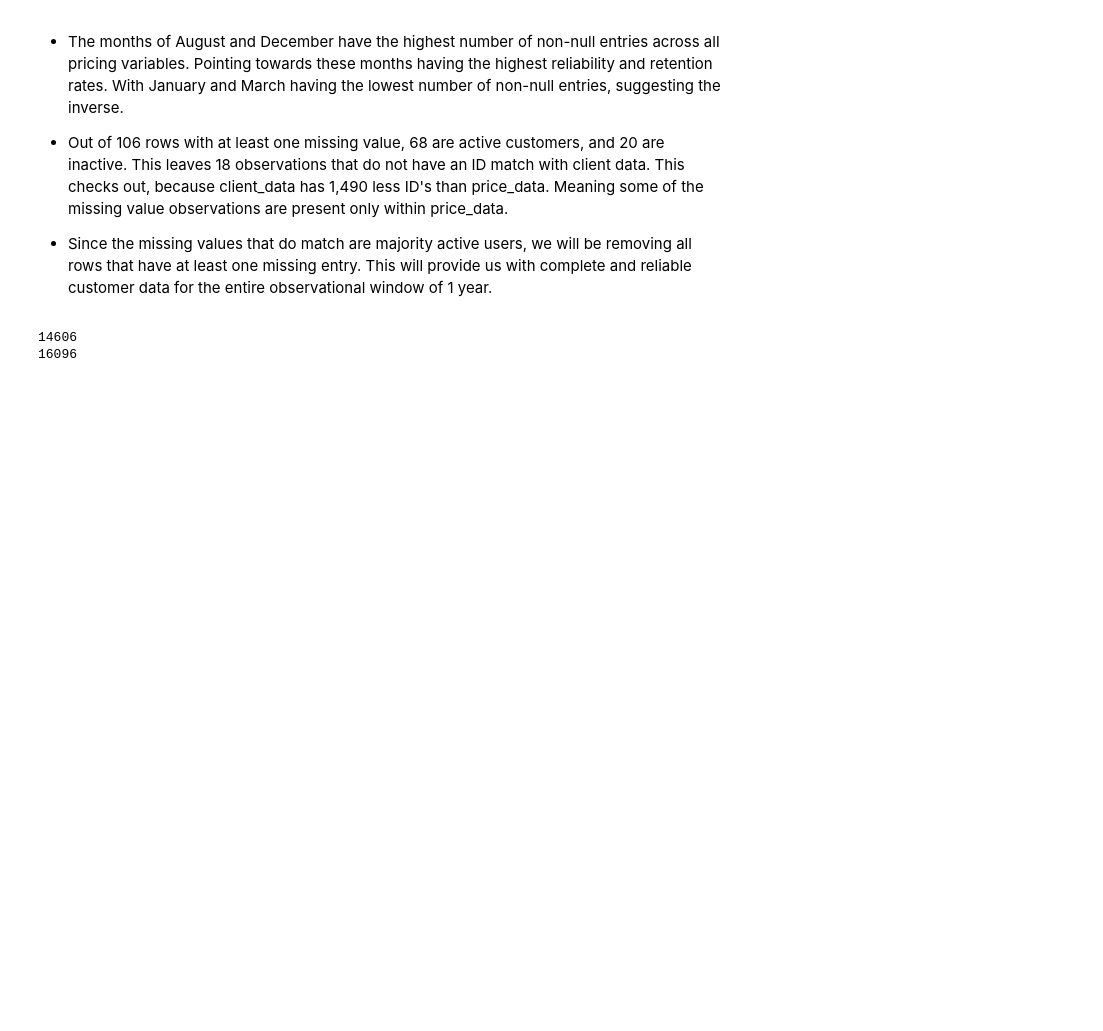
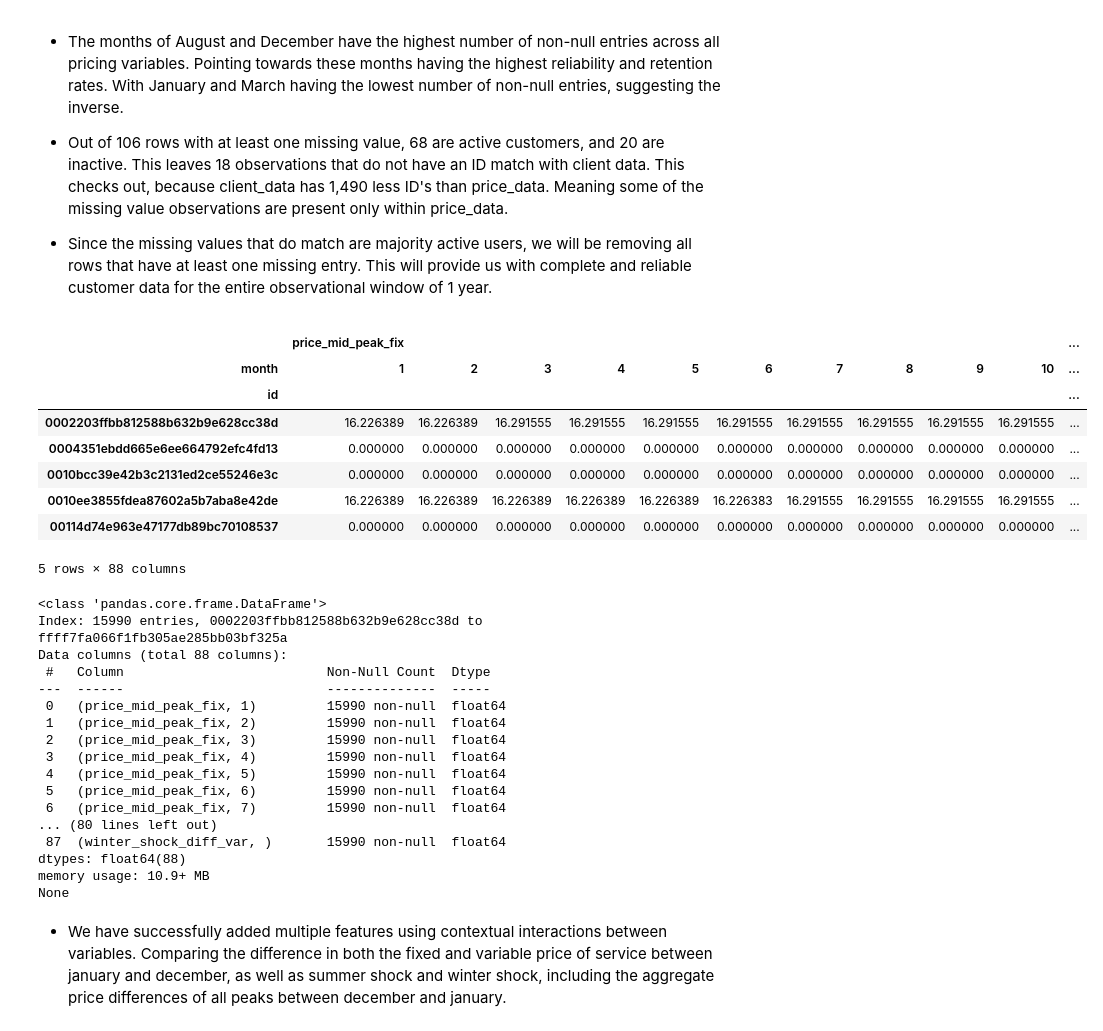
Before and after one commit to avonmims/Forage, a Jupyter notebook: BCG_X/Task_2_Feature_Engineering/feature_attempt.ipynb, the cells around one changed output. Drawn from its saved outputs; the diff is of its cells as text; code cells hidden in the pictures; blank space fills up the shorter version.

```diff
--- a/BCG_X/Task_2_Feature_Engineering/feature_attempt.ipynb
+++ b/BCG_X/Task_2_Feature_Engineering/feature_attempt.ipynb
@@ -123,9 +123,69 @@ NUM ROWS WITH AT LEAST ONE MISSING VALUE: 0
 - Out of 106 rows with at least one missing value, 68 are active customers, and 20 are inactive. This leaves 18 observations that do not have an ID match with client data. This checks out, because client_data has 1,490 less ID's than price_data. Meaning some of the missing value observations are present only within price_data.
 
 - Since the missing values that do match are majority active users, we will be removing all rows that have at least one missing entry. This will provide us with complete and reliable customer data for the entire observational window of 1 year.
-# %%
-print(client_df['id'].nunique())
-print(price_df['id'].nunique())
-# %% [output]
-14606
-16096
+# %%
+# year over year january to december off-peak price differences
+monthly_data['dec_jan_off_peak_diff_fix'] = monthly_data['price_off_peak_fix'][12] - monthly_data['price_off_peak_fix'][1]
+monthly_data['dec_jan_off_peak_diff_var'] = monthly_data['price_off_peak_var'][12] - monthly_data['price_off_peak_var'][1]
+
+# year over year january to december mid-peak price differences
+monthly_data['dec_jan_mid_peak_diff_fix'] = monthly_data['price_mid_peak_fix'][12] - monthly_data['price_mid_peak_fix'][1]
+monthly_data['dec_jan_mid_peak_diff_var'] = monthly_data['price_mid_peak_var'][12] - monthly_data['price_mid_peak_var'][1]
+
+# year over year january to december peak price differences
+monthly_data['dec_jan_peak_diff_fix'] = monthly_data['price_peak_fix'][12] - monthly_data['price_peak_fix'][1]
+monthly_data['dec_jan_peak_diff_var'] = monthly_data['price_peak_var'][12] - monthly_data['price_peak_var'][1]
+
+# dec peak price differences
+monthly_data['peak_off_peak_dec_diff_fix'] = monthly_data['price_peak_fix'][12] - monthly_data['price_off_peak_fix'][12]
+monthly_data['peak_off_peak_dec_diff_var'] = monthly_data['price_peak_var'][12] - monthly_data['price_off_peak_var'][12]
+
+# jan peak price differences
+monthly_data['peak_off_peak_jan_diff_fix'] = monthly_data['price_peak_fix'][1] - monthly_data['price_off_peak_fix'][1]
+monthly_data['peak_off_peak_jan_diff_var'] = monthly_data['price_peak_var'][1] - monthly_data['price_off_peak_var'][1]
+
+# aggregate dec price differences
+monthly_data['dec_jan_agg_diff_fix'] = ((monthly_data['price_peak_fix'] + monthly_data['price_mid_peak_fix'] + monthly_data['price_off_peak_fix'])[12]
+                                        - (monthly_data['price_peak_fix'] + monthly_data['price_mid_peak_fix'] + monthly_data['price_off_peak_fix'])[1])
+monthly_data['dec_jan_agg_diff_var'] = ((monthly_data['price_peak_var'] + monthly_data['price_mid_peak_var'] + monthly_data['price_off_peak_var'])[12]
+                                        - (monthly_data['price_peak_var'] + monthly_data['price_mid_peak_var'] + monthly_data['price_off_peak_var'])[1])
+
+# summer shock diff (jan to june)
+monthly_data['summer_shock_diff_fix'] = monthly_data['price_peak_fix'][6] - monthly_data['price_peak_fix'][1]
+monthly_data['summer_shock_diff_var'] = monthly_data['price_peak_var'][6] - monthly_data['price_peak_var'][1]
+
+# winter shock diff (june to dec)
+monthly_data['winter_shock_diff_fix'] = monthly_data['price_peak_fix'][12] - monthly_data['price_peak_fix'][6]
+monthly_data['winter_shock_diff_var'] = monthly_data['price_peak_var'][12] - monthly_data['price_peak_var'][6]
+# %%
+display(monthly_data.head())
+print(monthly_data.info())
+# %% [output]
+|  | price_mid_peak_fix |  |  |  |  |  |  |  |  |  | ... |
+| month | 1 | 2 | 3 | 4 | 5 | 6 | 7 | 8 | 9 | 10 | ... |
+| id |  |  |  |  |  |  |  |  |  |  | ... |
+| 0002203ffbb812588b632b9e628cc38d | 16.226389 | 16.226389 | 16.291555 | 16.291555 | 16.291555 | 16.291555 | 16.291555 | 16.291555 | 16.291555 | 16.291555 | ... |
+| 0004351ebdd665e6ee664792efc4fd13 | 0.000000 | 0.000000 | 0.000000 | 0.000000 | 0.000000 | 0.000000 | 0.000000 | 0.000000 | 0.000000 | 0.000000 | ... |
+| 0010bcc39e42b3c2131ed2ce55246e3c | 0.000000 | 0.000000 | 0.000000 | 0.000000 | 0.000000 | 0.000000 | 0.000000 | 0.000000 | 0.000000 | 0.000000 | ... |
+| 0010ee3855fdea87602a5b7aba8e42de | 16.226389 | 16.226389 | 16.226389 | 16.226389 | 16.226389 | 16.226383 | 16.291555 | 16.291555 | 16.291555 | 16.291555 | ... |
+| 00114d74e963e47177db89bc70108537 | 0.000000 | 0.000000 | 0.000000 | 0.000000 | 0.000000 | 0.000000 | 0.000000 | 0.000000 | 0.000000 | 0.000000 | ... |
+5 rows × 88 columns
+<class 'pandas.core.frame.DataFrame'>
+Index: 15990 entries, 0002203ffbb812588b632b9e628cc38d to ffff7fa066f1fb305ae285bb03bf325a
+Data columns (total 88 columns):
+ #   Column                          Non-Null Count  Dtype
+---  ------                          --------------  -----
+ 0   (price_mid_peak_fix, 1)         15990 non-null  float64
+ 1   (price_mid_peak_fix, 2)         15990 non-null  float64
+ 2   (price_mid_peak_fix, 3)         15990 non-null  float64
+ 3   (price_mid_peak_fix, 4)         15990 non-null  float64
+ 4   (price_mid_peak_fix, 5)         15990 non-null  float64
+ 5   (price_mid_peak_fix, 6)         15990 non-null  float64
+ 6   (price_mid_peak_fix, 7)         15990 non-null  float64
+... (80 lines left out)
+ 87  (winter_shock_diff_var, )       15990 non-null  float64
+dtypes: float64(88)
+memory usage: 10.9+ MB
+None
+# %% [markdown]
+- We have successfully added multiple features using contextual interactions between variables. Comparing the difference in both the fixed and variable price of service between january and december, as well as summer shock and winter shock, including the aggregate price differences of all peaks between december and january.
```
